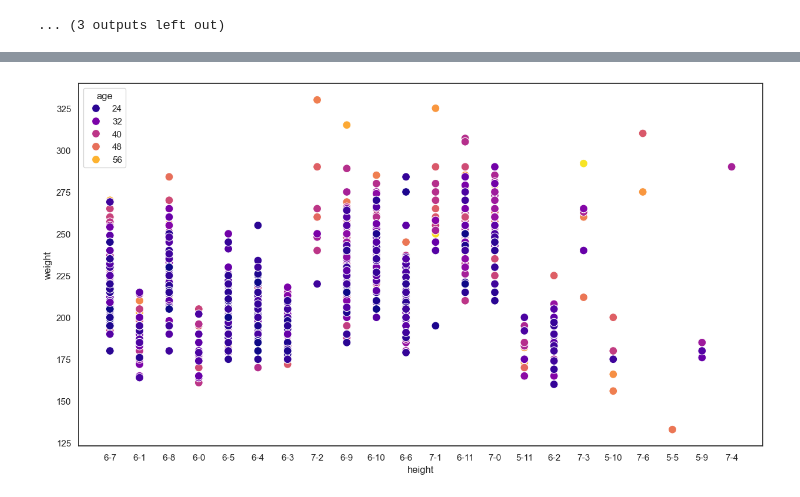
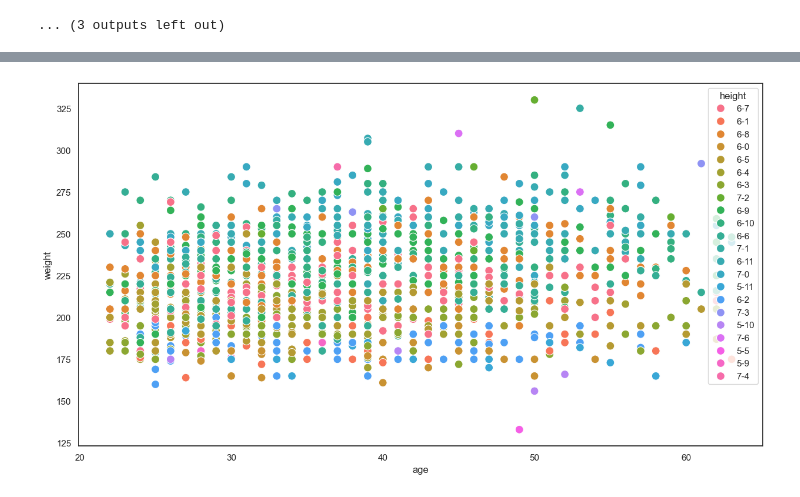
Before and after one commit to ardev-21/NBAnalytics, a Jupyter notebook: EDA - ELT/Analisis_exploratorio.ipynb, the cells around one changed output, grey strips where cells are left out. Drawn from its saved outputs; the diff is of its cells as text; code cells hidden in the pictures.

```diff
--- a/EDA - ELT/Analisis_exploratorio.ipynb
+++ b/EDA - ELT/Analisis_exploratorio.ipynb
@@ -93,7 +96,6 @@ Name: age, Length: 1403, dtype: int32
 # %%
-fig, ax = plt.subplots(figsize=(15,8))
-sns.scatterplot(data=common_player_info, x="height", y="weight", hue="age",palette='plasma', s=100, ax=ax)
-#plt.ylabel('Temperatuas promedio')
+plt.figure(figsize=(15, 8))
+sns.scatterplot(data=common_player_info, x="age", y="weight", hue="height", s=100,)
 plt.show()
 # %% [output]
-[figure, old version]
+[figure, new version]
```
Also changed, not shown: parts of 4 cells of this notebook.
